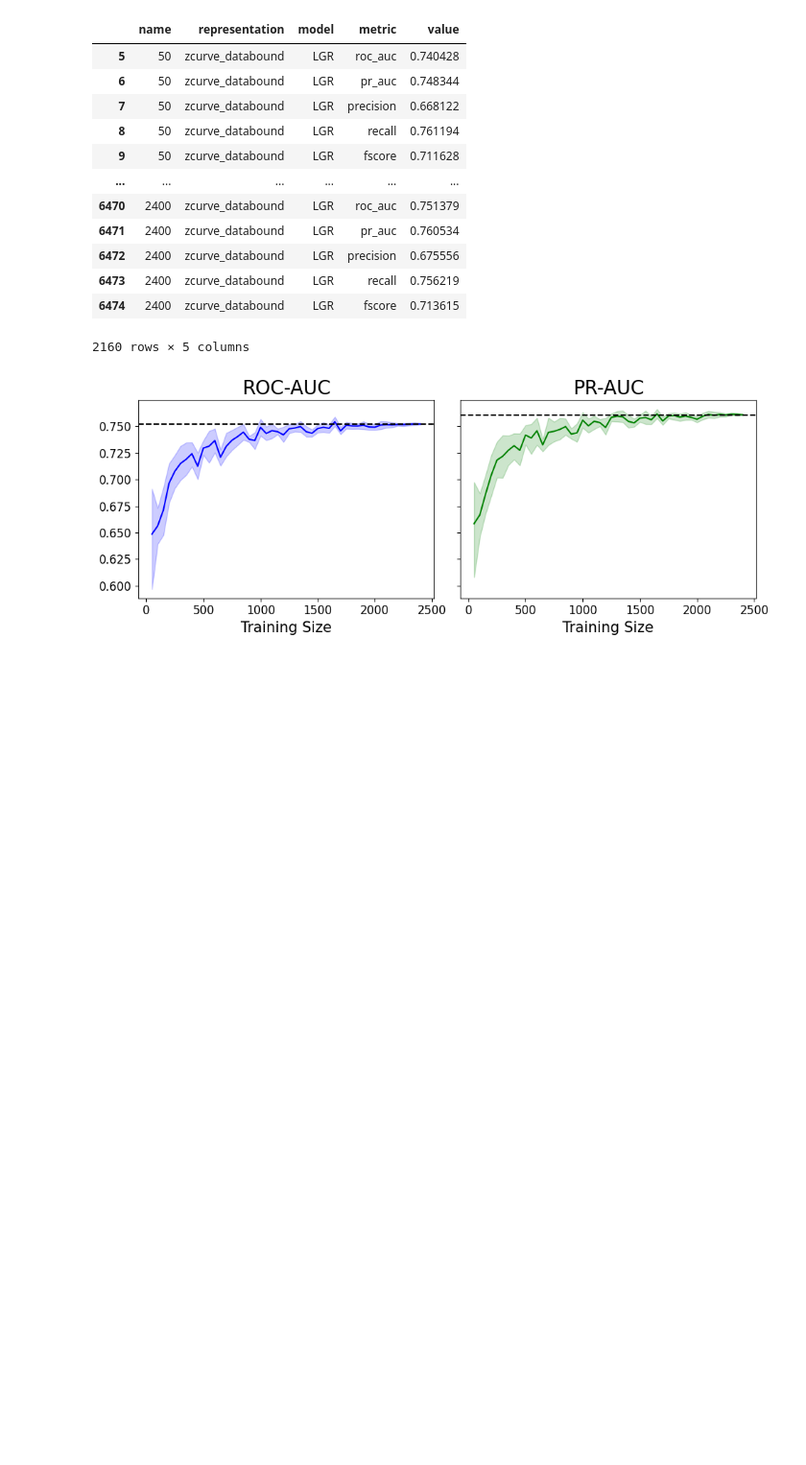
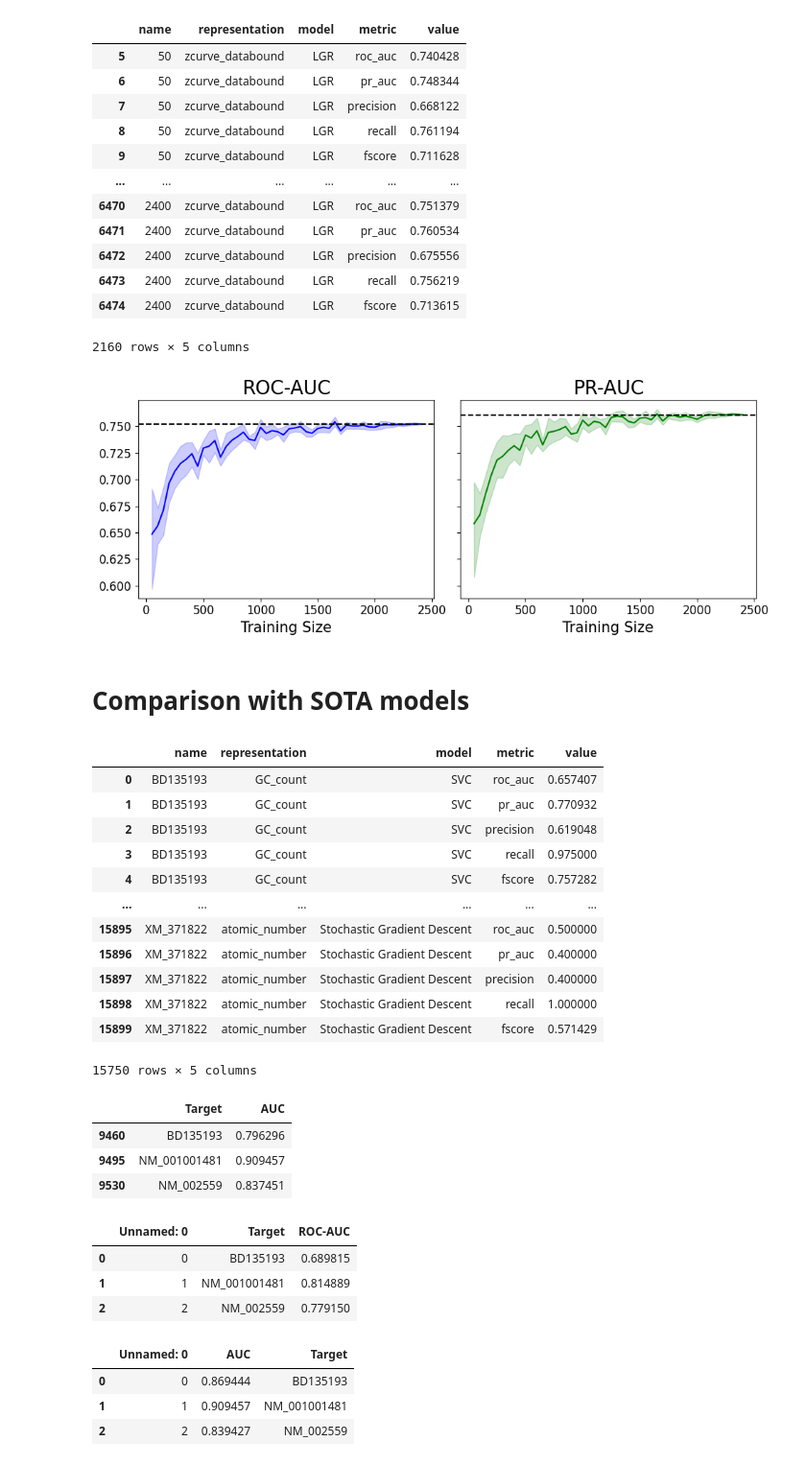
Before and after one commit to apkrfi/unMod-siRNA-Pred, a Jupyter notebook: Check_Performance.ipynb, the cells around one changed output. Shown at 96% size. Drawn from its saved outputs; the diff is of its cells as text; code cells hidden in the pictures; blank space fills up the shorter version.

```diff
--- a/Check_Performance.ipynb
+++ b/Check_Performance.ipynb
@@ -748,3 +722,82 @@ plt.savefig('images/data bound.png')
 plt.show()
 # %% [output]
 [figure]
+# %% [markdown]
+# Comparison with SOTA models
+# %%
+rows=[]
+outpath='LOGO_outfolder/'
+for filename in os.listdir(outpath):
+    if filename.endswith(".json"):  # process only JSON files
+        filepath = os.path.join(outpath, filename)
+
+        with open(filepath, "r", encoding="utf-8") as f:
+            data = json.load(f)
+
+        # Ignore "run name" key
+        for name, models in data.items():
+            if name == "representations":
+                continue  # skip this key
+
+            for model, metrics in models.items():
+                for metric, value in metrics.items():
+                    rows.append({
+                        "name": name,
+                        "representation": filename[:-5],
+                        "model": model,
+                        "metric": metric,
+                        "value": value
+                    })
+
+# Build DataFrame
+df = pd.DataFrame(rows)
+df.drop(df[df['representation'] =='zcurve_repeat'].index, inplace=True)
+df['model']=df['model'].replace("RF", "Random Forest")
+df['model']=df['model'].replace("LGR", "Logistic Regression")
+df['model']=df['model'].replace("DT", "Decision Tree")
+df['model']=df['model'].replace("SGD", "Stochastic Gradient Descent")
+df['model']=df['model'].replace("KNN", "K-Nearest Neighbour")
+df['model']=df['model'].replace("XGB", "XG Boost")
+df
+# %% [output]
+|  | name | representation | model | metric | value |
+| 0 | BD135193 | GC_count | SVC | roc_auc | 0.657407 |
+| 1 | BD135193 | GC_count | SVC | pr_auc | 0.770932 |
+| 2 | BD135193 | GC_count | SVC | precision | 0.619048 |
+| 3 | BD135193 | GC_count | SVC | recall | 0.975000 |
+| 4 | BD135193 | GC_count | SVC | fscore | 0.757282 |
+| ... | ... | ... | ... | ... | ... |
+| 15895 | XM_371822 | atomic_number | Stochastic Gradient Descent | roc_auc | 0.500000 |
+| 15896 | XM_371822 | atomic_number | Stochastic Gradient Descent | pr_auc | 0.400000 |
+| 15897 | XM_371822 | atomic_number | Stochastic Gradient Descent | precision | 0.400000 |
+| 15898 | XM_371822 | atomic_number | Stochastic Gradient Descent | recall | 1.000000 |
+| 15899 | XM_371822 | atomic_number | Stochastic Gradient Descent | fscore | 0.571429 |
+15750 rows × 5 columns
+# %%
+logo_our = df[(df['model'] == 'Logistic Regression') &
+                 (df['representation'] == 'zcurve') &
+                 (df['metric'] == 'roc_auc')]
+logo_our=logo_our[['name','value']]
+logo_our.columns=['Target','AUC']
+logo_our.head(3)
+# %% [output]
+|  | Target | AUC |
+| 9460 | BD135193 | 0.796296 |
+| 9495 | NM_001001481 | 0.909457 |
+| 9530 | NM_002559 | 0.837451 |
+# %%
+logo_oligoformer=pd.read_csv('/ceph/users/ahm22224/siRNA_projects/publication_work/siRNA_unmod_paper/siRNA_unmod_compare/OligoFormer/LOGO_results.csv')
+logo_oligoformer.head(3)
+# %% [output]
+|  | Unnamed: 0 | Target | ROC-AUC |
+| 0 | 0 | BD135193 | 0.689815 |
+| 1 | 1 | NM_001001481 | 0.814889 |
+| 2 | 2 | NM_002559 | 0.779150 |
+# %%
+logo_sirnadisc=pd.read_csv('/ceph/users/ahm22224/siRNA_projects/publication_work/siRNA_unmod_paper/siRNA_unmod_compare/siRNADiscovery/logo_split/Results.csv')
+logo_sirnadisc.head(3)
+# %% [output]
+|  | Unnamed: 0 | AUC | Target |
+| 0 | 0 | 0.869444 | BD135193 |
+| 1 | 1 | 0.909457 | NM_001001481 |
+| 2 | 2 | 0.839427 | NM_002559 |
```
Also changed, not shown: parts of 6 cells of this notebook, 23 other files.
